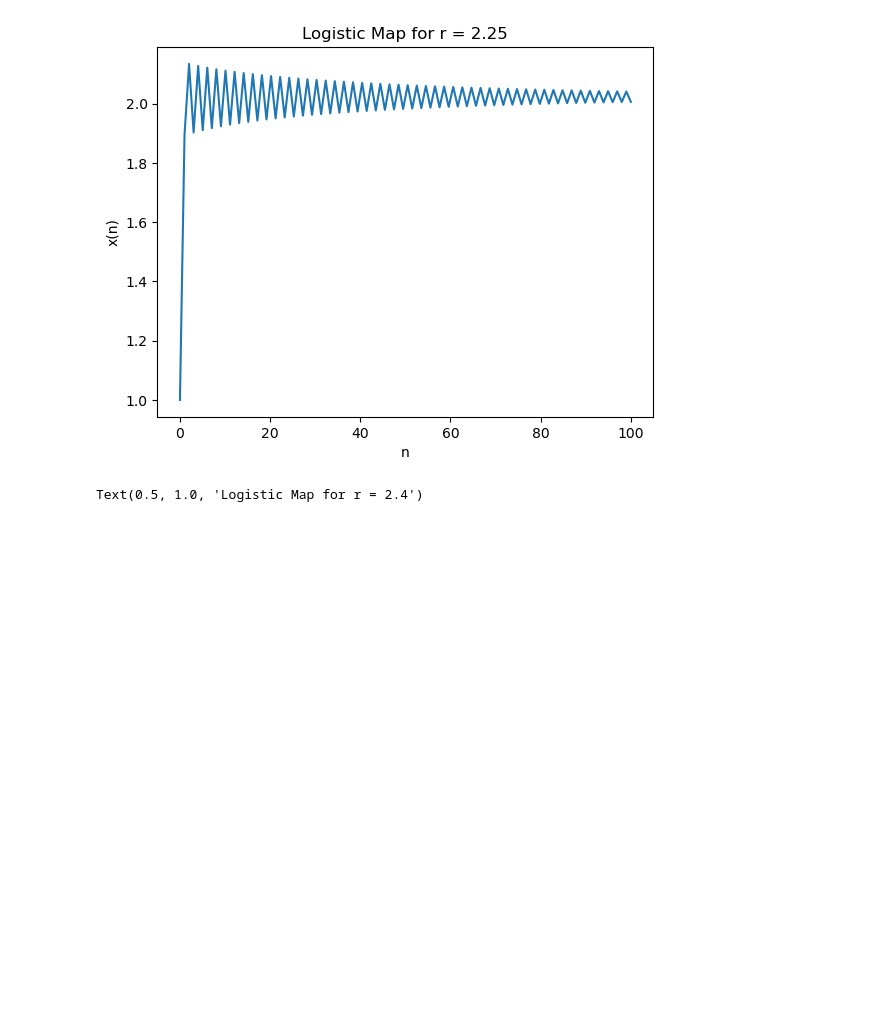
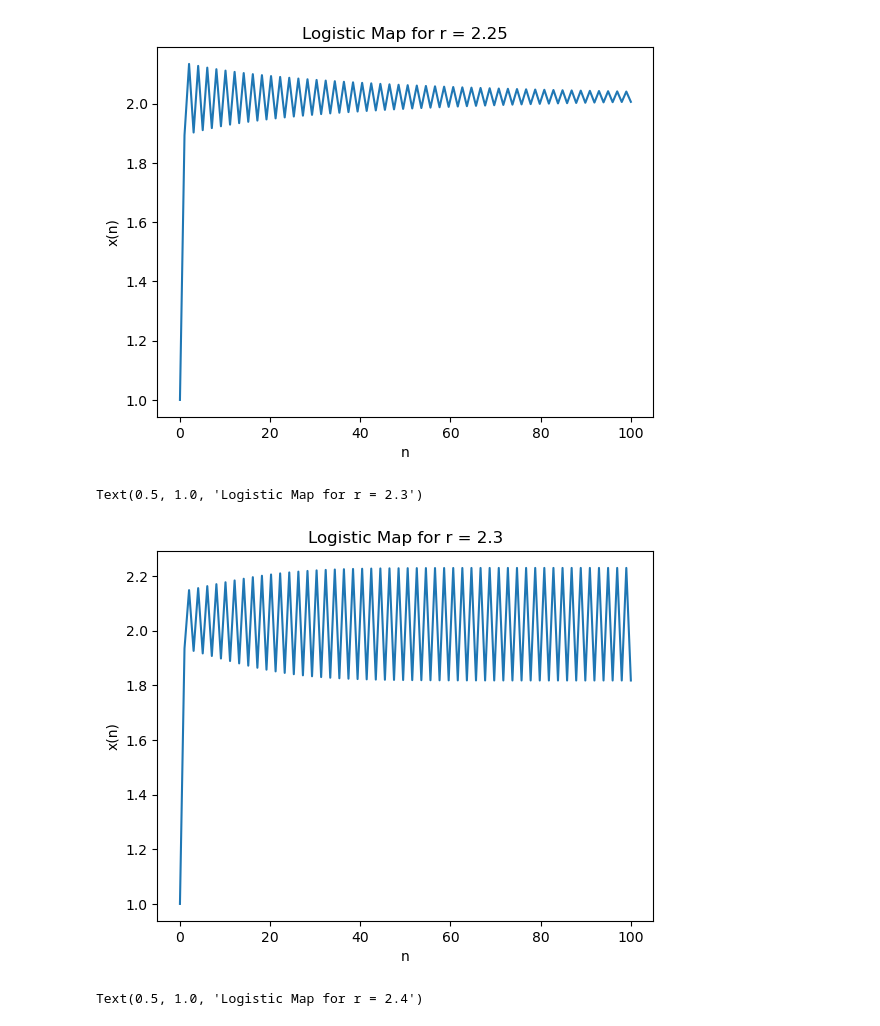
Before and after one commit to ZilD117/Comp-Physics, a Jupyter notebook: Logistic Maps.ipynb, the cells around one changed output. Cells and saved outputs as stored; diff of their text form; code cells hidden in the pictures; blank space fills up the shorter version.

```diff
--- a/Logistic Maps.ipynb
+++ b/Logistic Maps.ipynb
@@ -55,13 +55,16 @@ Text(0.5, 1.0, 'Logistic Map for r = 2.25')
 # %%
 # Iterate through for r = 2.3
 for i in range(n-1):
-    xvalues[i+1] = f(xvalues[i],2.25)
+    xvalues[i+1] = f(xvalues[i],2.3)
 
 # Plot
 plt.plot(xaxis,xvalues)
 plt.xlabel('n')
 plt.ylabel('x(n)')
-plt.title('Logistic Map for r = 2.25')
+plt.title('Logistic Map for r = 2.3')
+# %% [output]
+Text(0.5, 1.0, 'Logistic Map for r = 2.3')
+[figure, added]
 # %%
 # Iterate through for r = 2.4
 for i in range(n-1):
```
